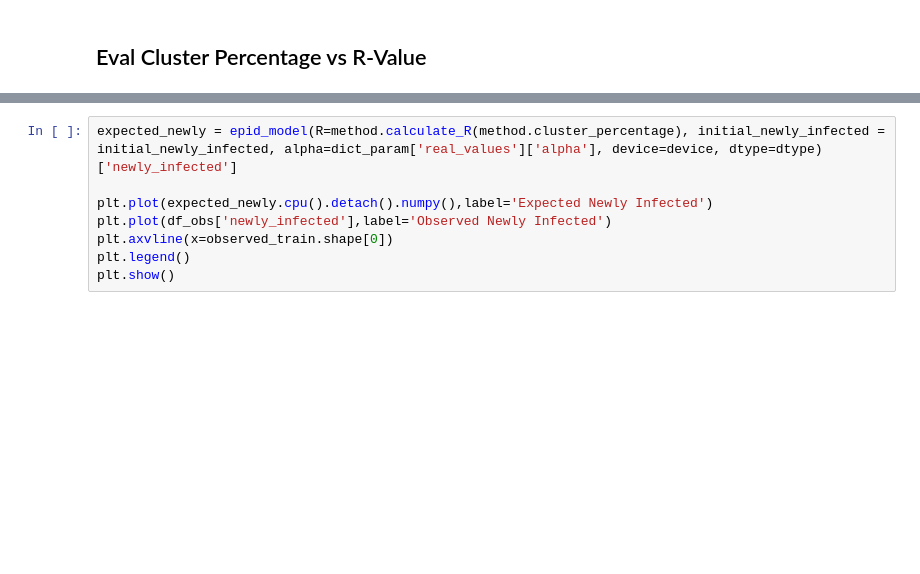
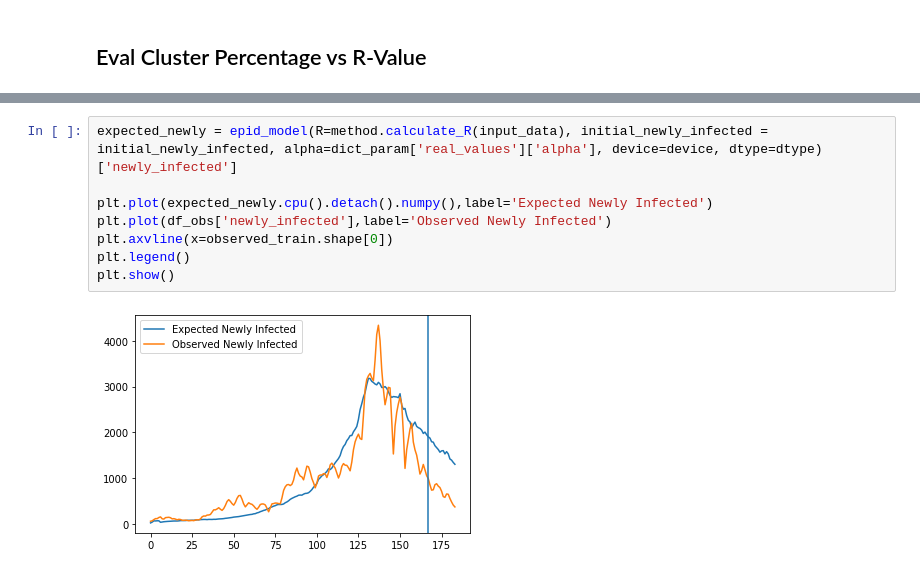
Before and after one commit to anuarsantoyo/master-thesis, a Jupyter notebook: model/model_optimization_nn.ipynb, the cells around one changed output, grey strips where cells are left out. Drawn from its saved outputs; the diff is of its cells as text; blank space fills up the shorter version.

```diff
--- a/model/model_optimization_nn.ipynb
+++ b/model/model_optimization_nn.ipynb
@@ -254,8 +294,10 @@ Eval Newly Infected
 # %%
-expected_newly = epid_model(R=method.calculate_R(method.cluster_percentage), initial_newly_infected = initial_newly_infected, alpha=dict_param['real_values']['alpha'], device=device, dtype=dtype)['newly_infected']
+expected_newly = epid_model(R=method.calculate_R(input_data), initial_newly_infected = initial_newly_infected, alpha=dict_param['real_values']['alpha'], device=device, dtype=dtype)['newly_infected']
 
 plt.plot(expected_newly.cpu().detach().numpy(),label='Expected Newly Infected')
 plt.plot(df_obs['newly_infected'],label='Observed Newly Infected')
 plt.axvline(x=observed_train.shape[0])
 plt.legend()
 plt.show()
+# %% [output]
+[figure, added]
```
Also changed, not shown: parts of 19 cells of this notebook, 1 other file.
